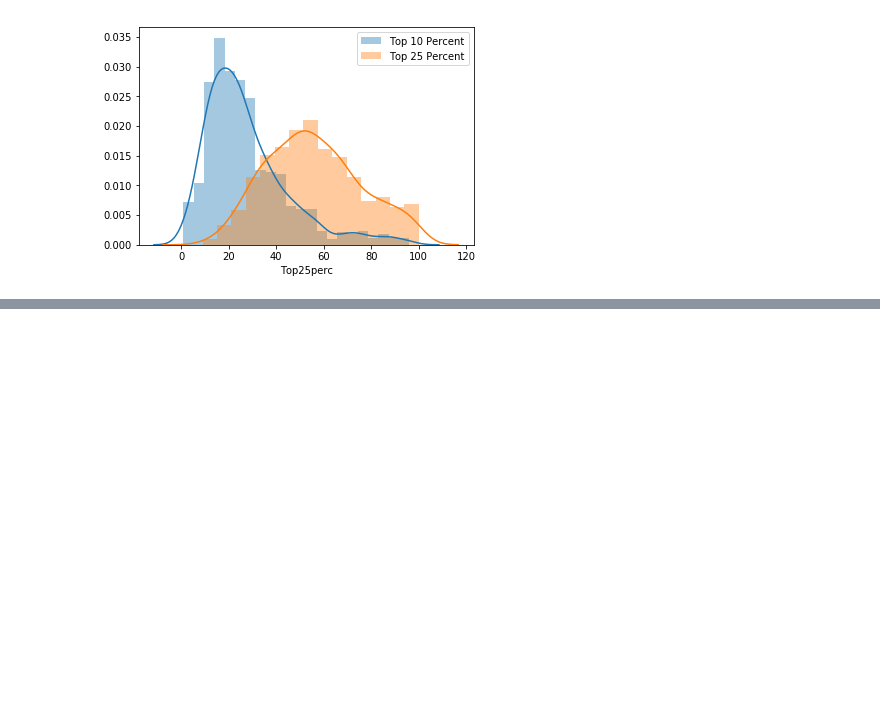
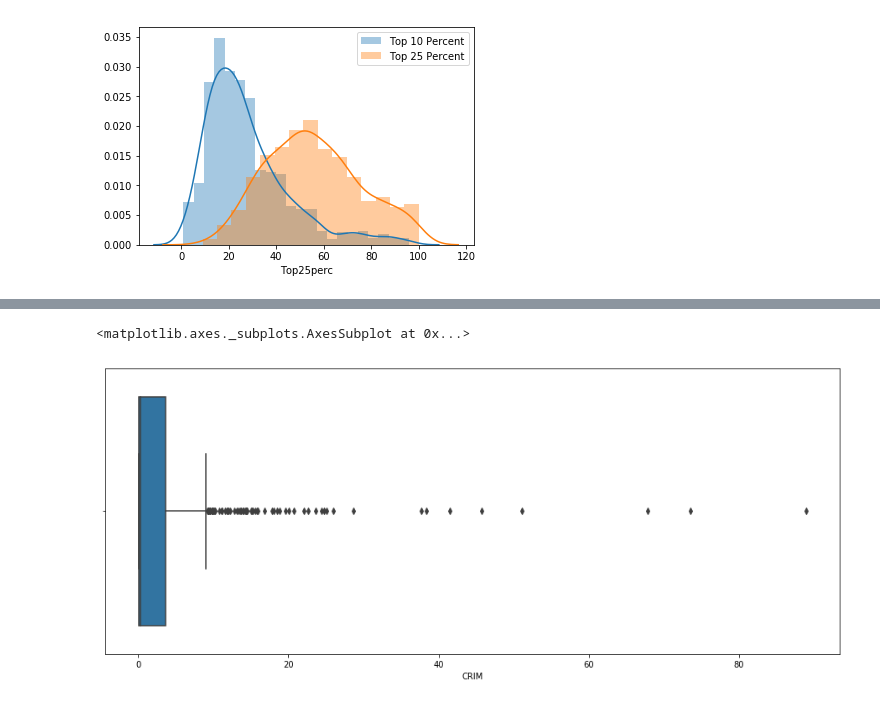
Before and after one commit to sujay-dsa/ISLR-solutions-python, a Jupyter notebook: Chapter 2 - Intro to statistical learning.ipynb, the cells around one changed output, grey strips where cells are left out. Cells and saved outputs as stored; diff of their text form; code cells hidden in the pictures; blank space fills up the shorter version.

```diff
--- a/Chapter 2 - Intro to statistical learning.ipynb
+++ b/Chapter 2 - Intro to statistical learning.ipynb
@@ -298,0 +375,7 @@ plt.show()
+# %%
+fig, ax = plt.subplots()
+fig.set_size_inches(15.7, 6.27)
+sns.boxplot(boston['CRIM'])
+# %% [output]
+<matplotlib.axes._subplots.AxesSubplot at 0x...>
+[figure, added]
```
Also changed, not shown: parts of 24 cells of this notebook.
